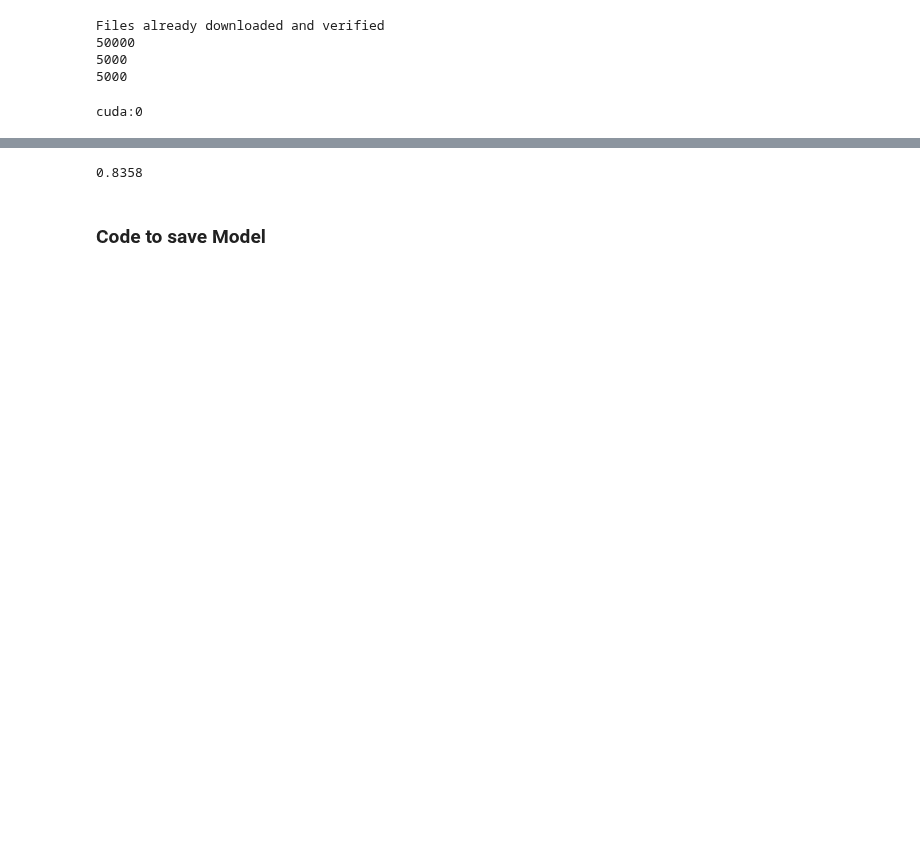
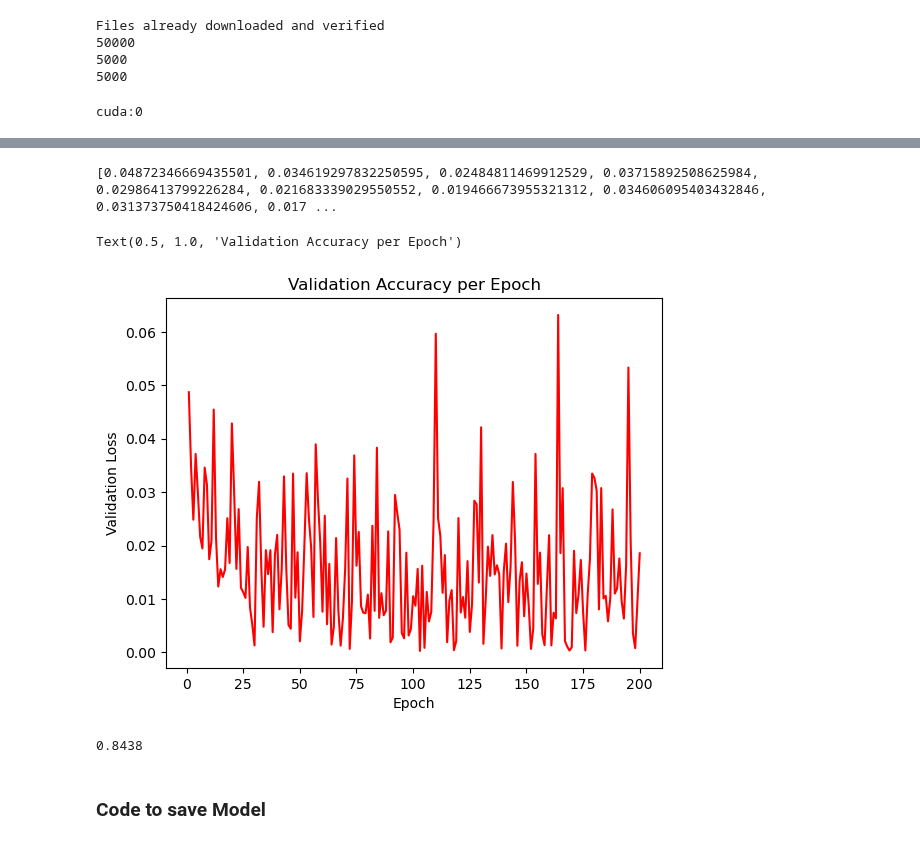
Before and after one commit to MARCI-UTK/EDS4AI, a Jupyter notebook: CNN.ipynb, the cells around one changed output, grey strips where cells are left out. Drawn from its saved outputs; the diff is of its cells as text; code cells hidden in the pictures; blank space fills up the shorter version.

```diff
--- a/CNN.ipynb
+++ b/CNN.ipynb
@@ -173,3 +207,16 @@ Text(0.5, 1.0, 'Validation Accuracy per Epoch')
+# %%
+val_loss_list_tensor = [float(x) for x in val_loss_list]
+print(val_loss_list_tensor)
+
+dic3 = {'Validation Loss':val_loss_list_tensor, 'Epoch':epoch_list}
+df3 = pd.DataFrame(data=dic3)
+
+p3 = sns.lineplot(data=df3, x='Epoch', y='Validation Loss', color='red')
+p3.set_title('Validation Loss per Epoch')
+# %% [output]
+[0.04872346669435501, 0.034619297832250595, 0.02484811469912529, 0.03715892508625984, 0.02986413799226284, 0.021683339029550552, 0.019466673955321312, 0.034606095403432846, 0.031373750418424606, 0.017 ...
+Text(0.5, 1.0, 'Validation Accuracy per Epoch')
+[figure, added]
 # %%
 test_single_image = False
 
@@ -195,9 +242,9 @@ if (test_single_image):
 #make_dot(model_output.mean(), params=dict(model.named_parameters()))
 # %%
 
-calculate_accuracy(model, testloader)
+calculate_accuracy(model, testloader, device)
 # %% [output]
-0.8358
+0.8438
 # %% [markdown]
 ### Code to save Model
 # %%
```
Also changed, not shown: parts of 5 cells of this notebook.
